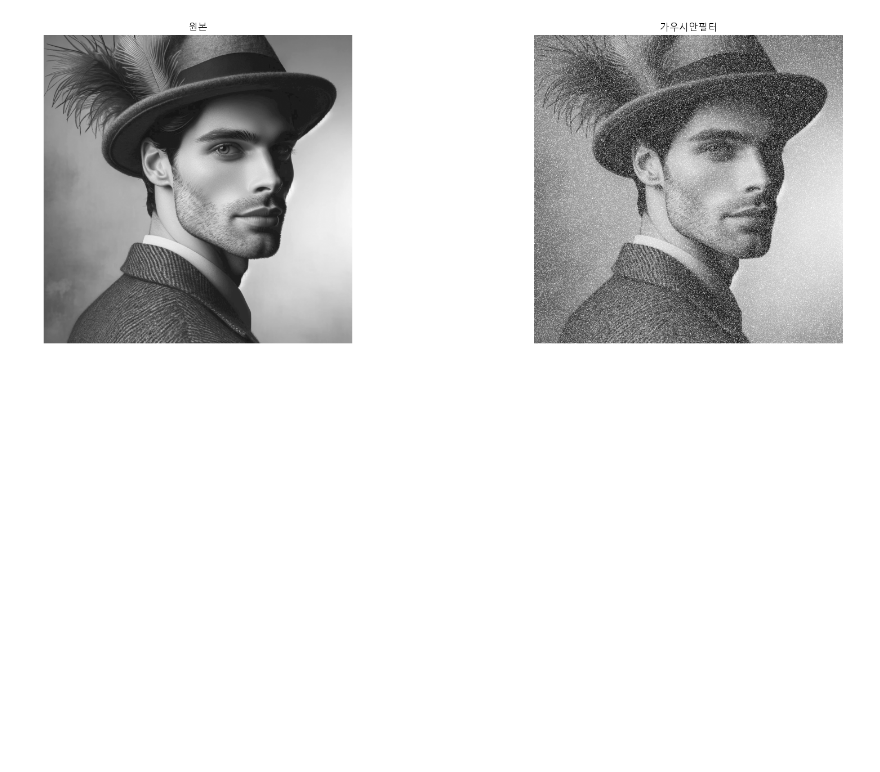
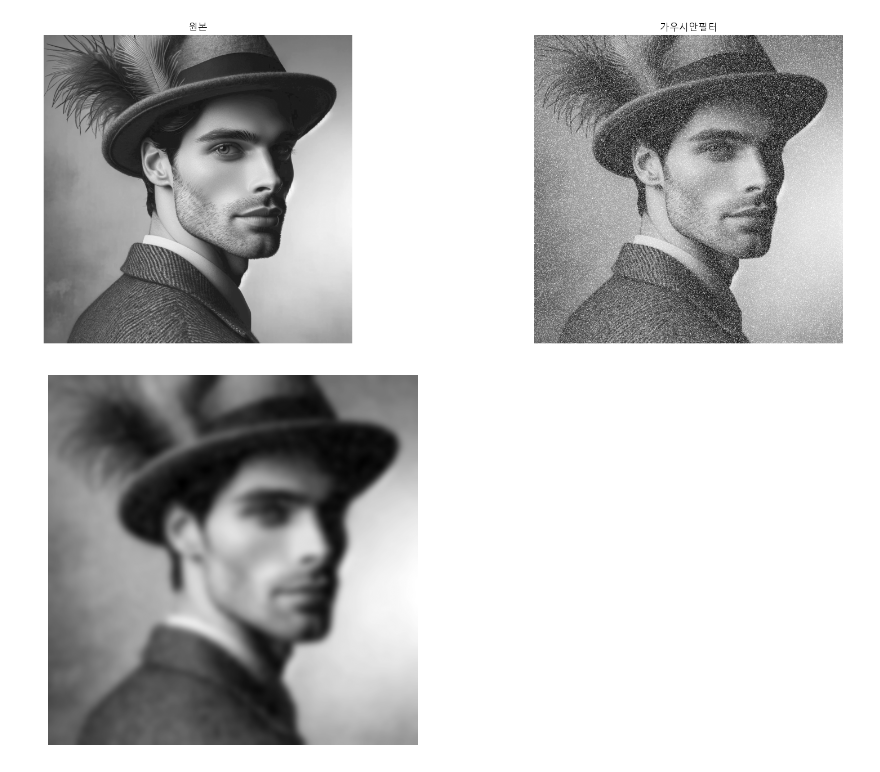
Before and after one commit to jx007s/mbc_202603, a Jupyter notebook: python_work/opencvPrj/02_2_img.ipynb, the cells around one changed output. Saved outputs shown, nothing was run; the diff lists cells and outputs as text; code cells hidden in the pictures; blank space fills up the shorter version.

```diff
--- a/python_work/opencvPrj/02_2_img.ipynb
+++ b/python_work/opencvPrj/02_2_img.ipynb
@@ -129,3 +129,12 @@ plt.tight_layout()
 plt.show()
 # %% [output]
 [figure]
+# %%
+##가우시안블러
+
+denoise_img = cv2.GaussianBlur(noise_img,(0,0),10)
+plt.imshow(denoise_img,cmap='gray')
+plt.axis('off')
+plt.show()
+# %% [output]
+[figure, added]
```
Also changed, not shown: parts of 1 cell of this notebook.
